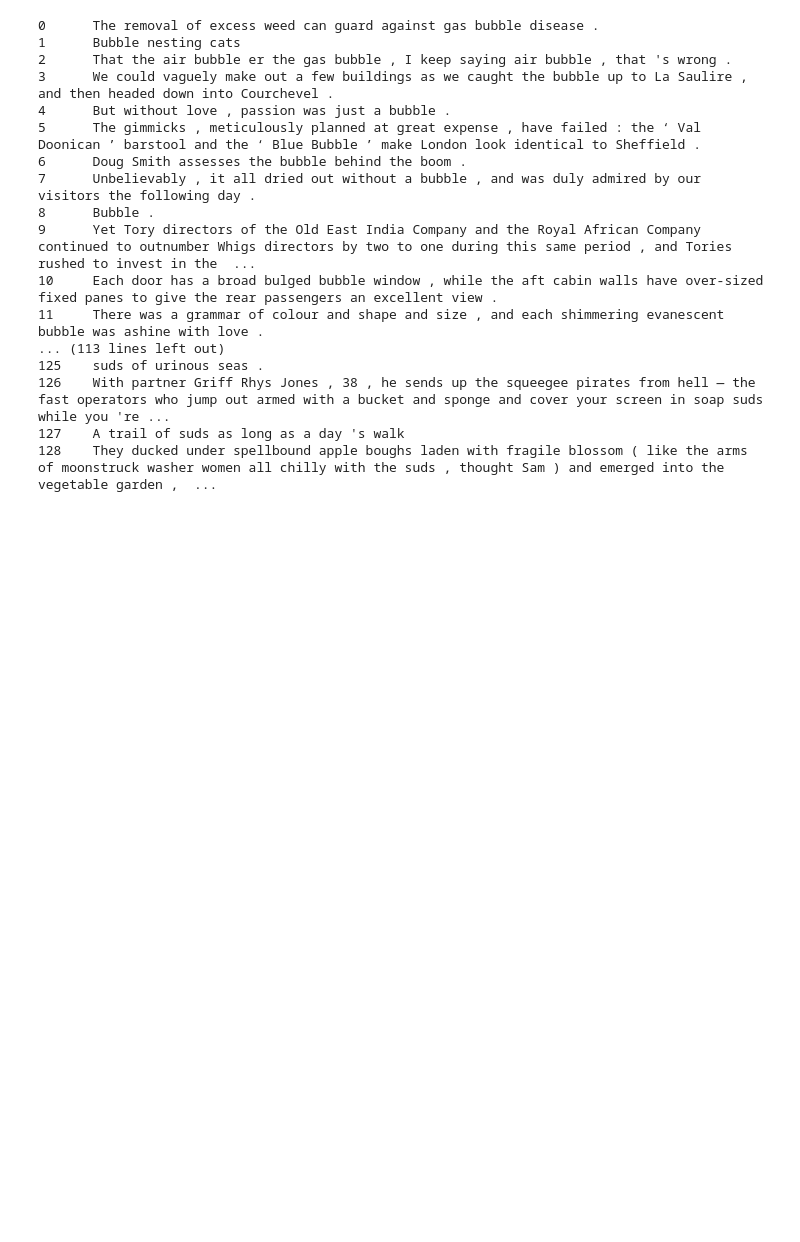
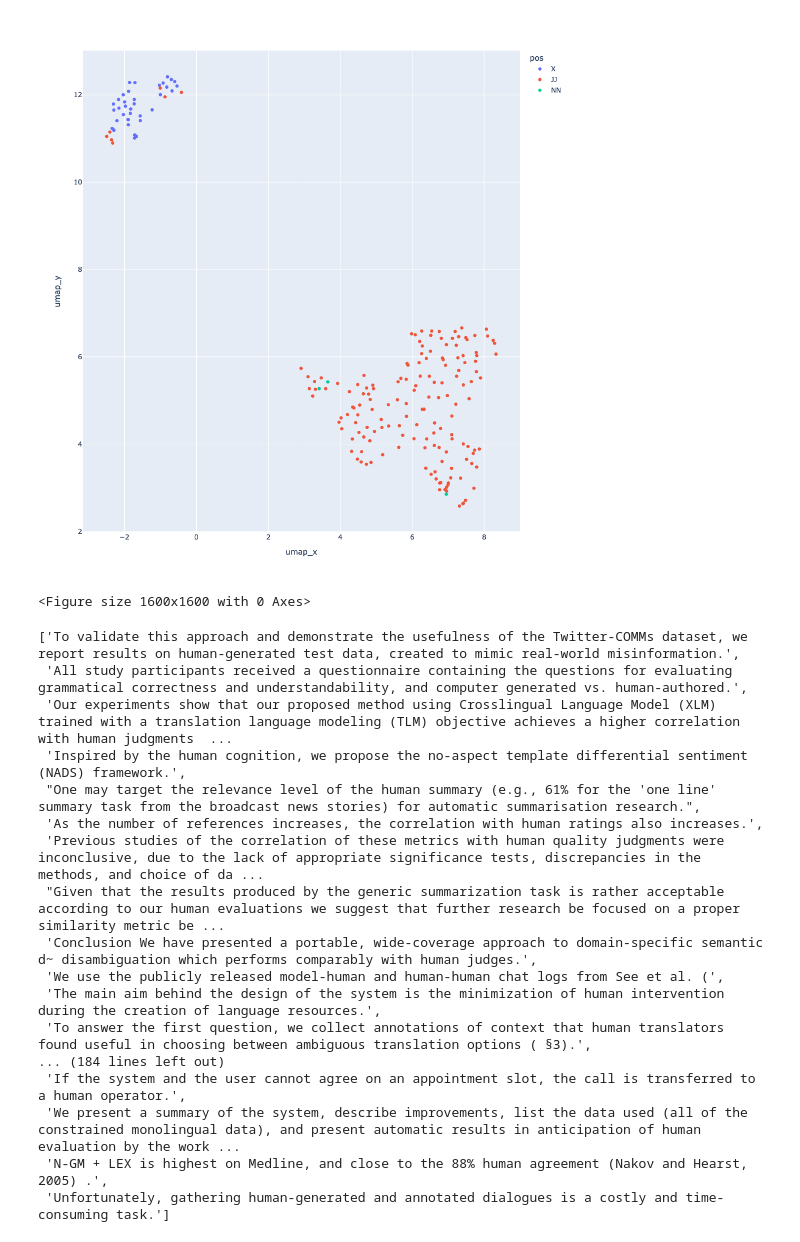
Before and after one commit to gchronis/acl_metapragmatics, a Jupyter notebook: TSNE_similarity_visualization_reusable.ipynb, the cells around one changed output. Drawn from its saved outputs; the diff is of its cells as text; code cells hidden in the pictures; blank space fills up the shorter version.

```diff
--- a/TSNE_similarity_visualization_reusable.ipynb
+++ b/TSNE_similarity_visualization_reusable.ipynb
@@ -167,0 +128,7 @@ for line in range(0,df.shape[0]):
+# %%
+plot_dict = {"umap_x": umap_x,
+             "umap_y": umap_y,
+             "pos": pos,
+             "sents": sents}
+df = pd.DataFrame.from_records(plot_dict)
+df.head(5)
@@ -168,21 +142,46 @@ for line in range(0,df.shape[0]):
+# %%
+plt.figure(figsize=(16,16))
+#plt.figure(figsize=(16,10))
+
+fig = px.scatter(df, x="umap_x", y="umap_y",
+                 color="pos",
+                 hover_data="sents",
+                 width=1000, height=1000
+                )
+
+fig.update_layout(hoverlabel={
+    "align": "right",
+    "bgcolor": "white"
+})
+fig.update_layout(hoverlabel_font={
+    "size": 9,
+    "color": "black"
+})
+
+
+
+fig.show()
+# %% [output]
+[figure, added]
+<Figure size 1600x1600 with 0 Axes>
 # %%
-pd.set_option('display.max_colwidth', -1)
-print(data['sentence'].to_string())
+pd.set_option('display.max_colwidth', None)
+sents
 # %% [output]
-0      The removal of excess weed can guard against gas bubble disease .
-1      Bubble nesting cats
-2      That the air bubble er the gas bubble , I keep saying air bubble , that 's wrong .
-3      We could vaguely make out a few buildings as we caught the bubble up to La Saulire , and then headed down into Courchevel .
-4      But without love , passion was just a bubble .
-5      The gimmicks , meticulously planned at great expense , have failed : the ‘ Val Doonican ’ barstool and the ‘ Blue Bubble ’ make London look identical to Sheffield .
-6      Doug Smith assesses the bubble behind the boom .
-7      Unbelievably , it all dried out without a bubble , and was duly admired by our visitors the following day .
-8      Bubble .
-9      Yet Tory directors of the Old East India Company and the Royal African Company continued to outnumber Whigs directors by two to one during this same period , and Tories rushed to invest in the  ...
-10     Each door has a broad bulged bubble window , while the aft cabin walls have over-sized fixed panes to give the rear passengers an excellent view .
-11     There was a grammar of colour and shape and size , and each shimmering evanescent bubble was ashine with love .
-... (113 lines left out)
-125    suds of urinous seas .
-126    With partner Griff Rhys Jones , 38 , he sends up the squeegee pirates from hell — the fast operators who jump out armed with a bucket and sponge and cover your screen in soap suds while you 're ...
-127    A trail of suds as long as a day 's walk
-128    They ducked under spellbound apple boughs laden with fragile blossom ( like the arms of moonstruck washer women all chilly with the suds , thought Sam ) and emerged into the vegetable garden ,  ...
+['To validate this approach and demonstrate the usefulness of the Twitter-COMMs dataset, we report results on human-generated test data, created to mimic real-world misinformation.',
+ 'All study participants received a questionnaire containing the questions for evaluating grammatical correctness and understandability, and computer generated vs. human-authored.',
+ 'Our experiments show that our proposed method using Crosslingual Language Model (XLM) trained with a translation language modeling (TLM) objective achieves a higher correlation with human judgments  ...
+ 'Inspired by the human cognition, we propose the no-aspect template differential sentiment (NADS) framework.',
+ "One may target the relevance level of the human summary (e.g., 61% for the 'one line' summary task from the broadcast news stories) for automatic summarisation research.",
+ 'As the number of references increases, the correlation with human ratings also increases.',
+ 'Previous studies of the correlation of these metrics with human quality judgments were inconclusive, due to the lack of appropriate significance tests, discrepancies in the methods, and choice of da ...
+ "Given that the results produced by the generic summarization task is rather acceptable according to our human evaluations we suggest that further research be focused on a proper similarity metric be ...
+ 'Conclusion We have presented a portable, wide-coverage approach to domain-specific semantic d~ disambiguation which performs comparably with human judges.',
+ 'We use the publicly released model-human and human-human chat logs from See et al. (',
+ 'The main aim behind the design of the system is the minimization of human intervention during the creation of language resources.',
+ 'To answer the first question, we collect annotations of context that human translators found useful in choosing between ambiguous translation options ( §3).',
+... (184 lines left out)
+ 'If the system and the user cannot agree on an appointment slot, the call is transferred to a human operator.',
+ 'We present a summary of the system, describe improvements, list the data used (all of the constrained monolingual data), and present automatic results in anticipation of human evaluation by the work ...
+ 'N-GM + LEX is highest on Medline, and close to the 88% human agreement (Nakov and Hearst, 2005) .',
+ 'Unfortunately, gathering human-generated and annotated dialogues is a costly and time-consuming task.']
```
Also changed, not shown: parts of 22 cells of this notebook.
